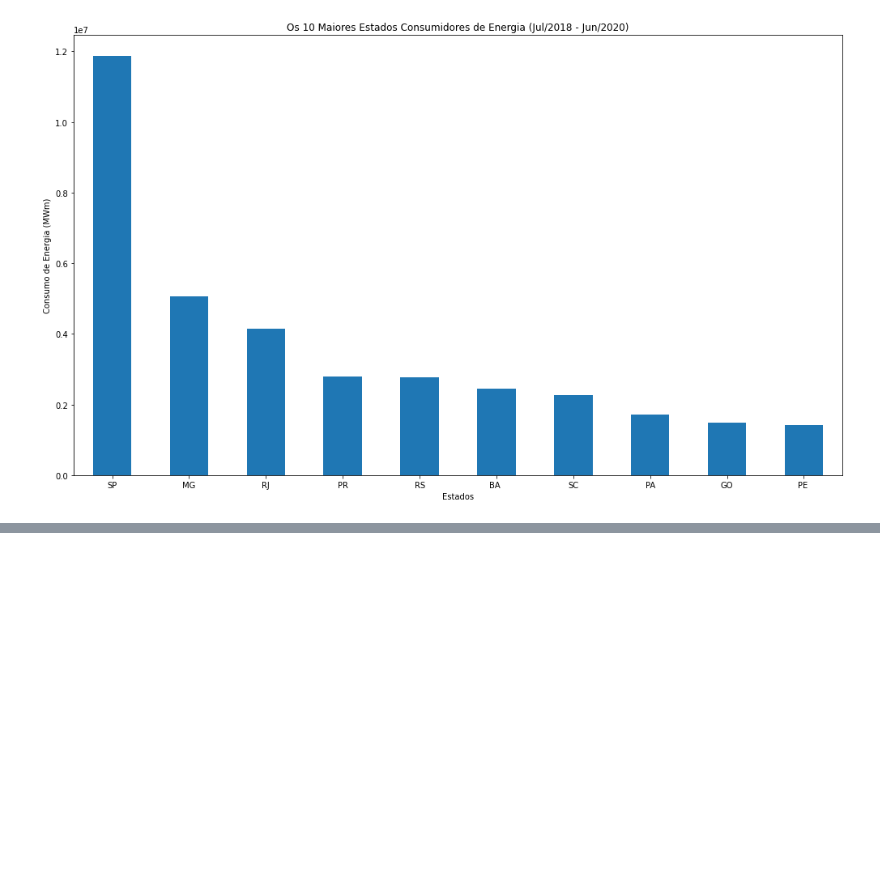
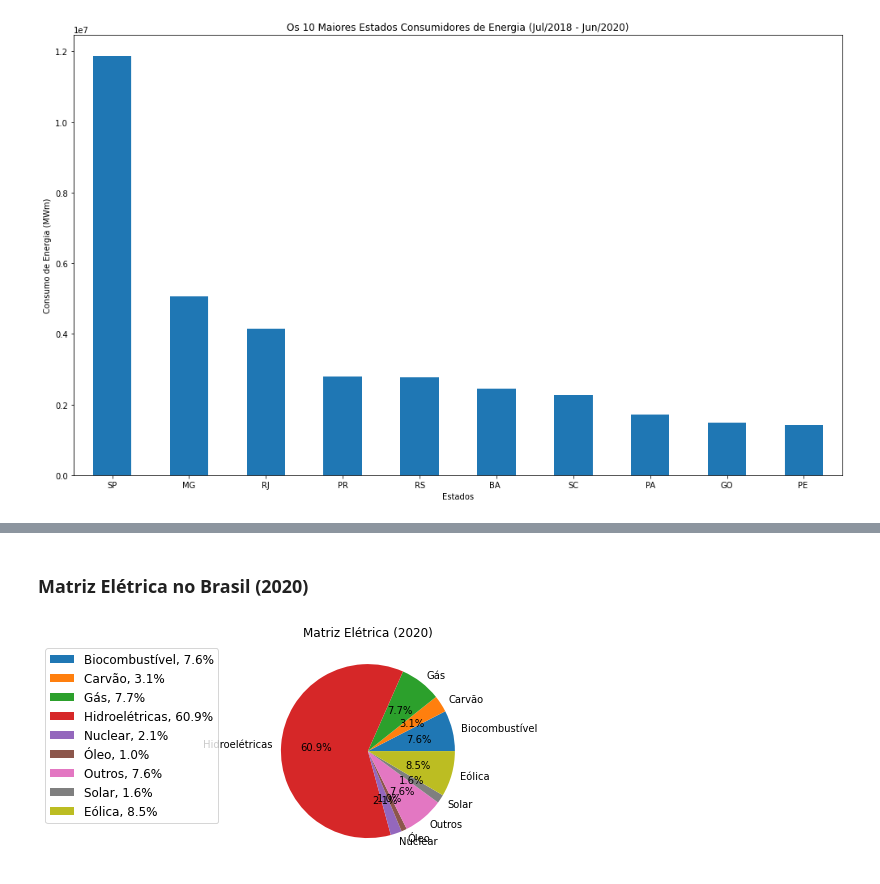
Before and after one commit to freireoliveira/tecnicas_1, a Jupyter notebook: Projeto_Tecnicas_Program1.ipynb, the cells around one changed output, grey strips where cells are left out. Cells and saved outputs as stored; diff of their text form; code cells hidden in the pictures; blank space fills up the shorter version.

```diff
--- a/Projeto_Tecnicas_Program1.ipynb
+++ b/Projeto_Tecnicas_Program1.ipynb
@@ -246,0 +805,21 @@ fig.show()
+# %% [markdown]
+### Matriz Elétrica no Brasil (2020)
+# %%
+matriz = actual_table[actual_table['year'] == 2020]
+matriz = matriz.loc[:, matriz.columns.str.endswith('share_elec')]
+matriz = matriz.drop(
+    ["low_carbon_share_elec", "renewables_share_elec", "fossil_share_elec"], axis=1)
+my_labels = ["Biocombustível", "Carvão", "Gás",
+             "Hidroelétricas", "Nuclear", "Óleo", "Outros", "Solar", "Eólica"]
+plt.pie(matriz.values[0], labels=my_labels, autopct='%1.1f%%')
+plt.title('Matriz Elétrica (2020)')
+plt.legend(
+    loc='upper right',
+    labels=['%s, %1.1f%%' % (
+        l, (float(s) / sum(matriz.values[0])) * 100) for l, s in zip(my_labels, matriz.values[0])],
+    prop={'size': 12},
+    bbox_to_anchor=(-0.16, 1),
+)
+plt.show()
+# %% [output]
+[figure, added]
```
Also changed, not shown: parts of 72 cells of this notebook.
